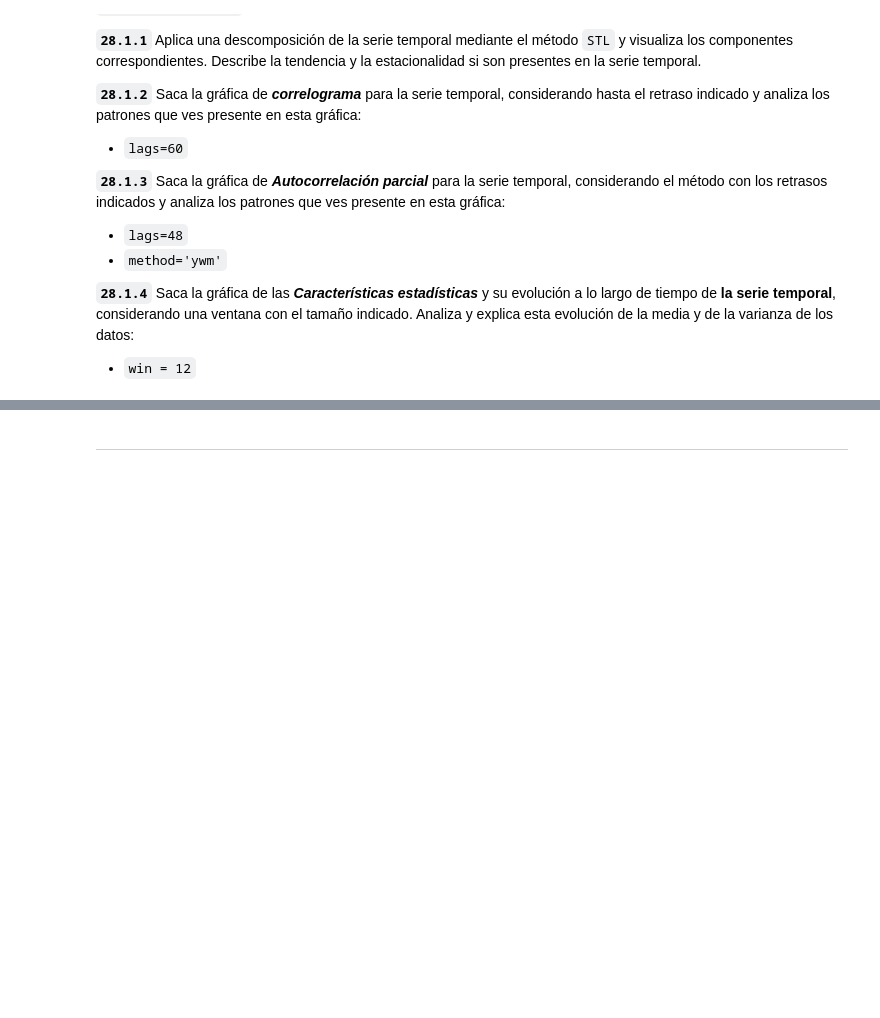
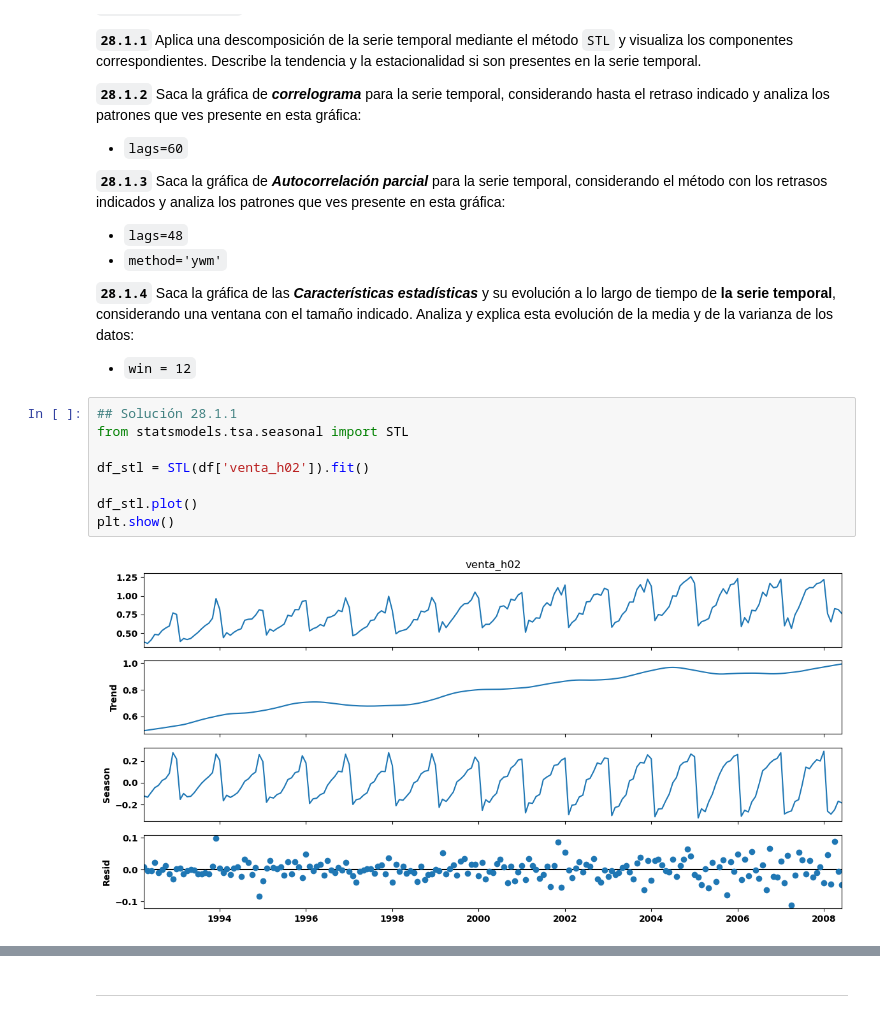
Before and after one commit to AlejandroSanchezMonzon/Analisis-Datos-BIGDATA-2023-2024, a Jupyter notebook: Bloque5/Sesion28-Cierre/Sesion28-Bloque5-Cierre-Series_Temporales-BigData+.ipynb, the cells around one changed output, grey strips where cells are left out. Cells and saved outputs as stored; diff of their text form; blank space fills up the shorter version.

```diff
--- a/Bloque5/Sesion28-Cierre/Sesion28-Bloque5-Cierre-Series_Temporales-BigData+.ipynb
+++ b/Bloque5/Sesion28-Cierre/Sesion28-Bloque5-Cierre-Series_Temporales-BigData+.ipynb
@@ -110,3 +112,13 @@ fig.show()
 **`28.1.4`** Saca la gráfica de las ***Características estadísticas*** y su evolución a lo largo de tiempo de **la serie temporal**, considerando una ventana con el tamaño indicado. Analiza y explica esta evolución de la media y de la varianza de los datos:
 
  - `win = 12`
+# %%
+## Solución 28.1.1
+from statsmodels.tsa.seasonal import STL
+
+df_stl = STL(df['venta_h02']).fit()
+
+df_stl.plot()
+plt.show()
+# %% [output]
+[figure, added]
```
Also changed, not shown: parts of 56 cells of this notebook.
